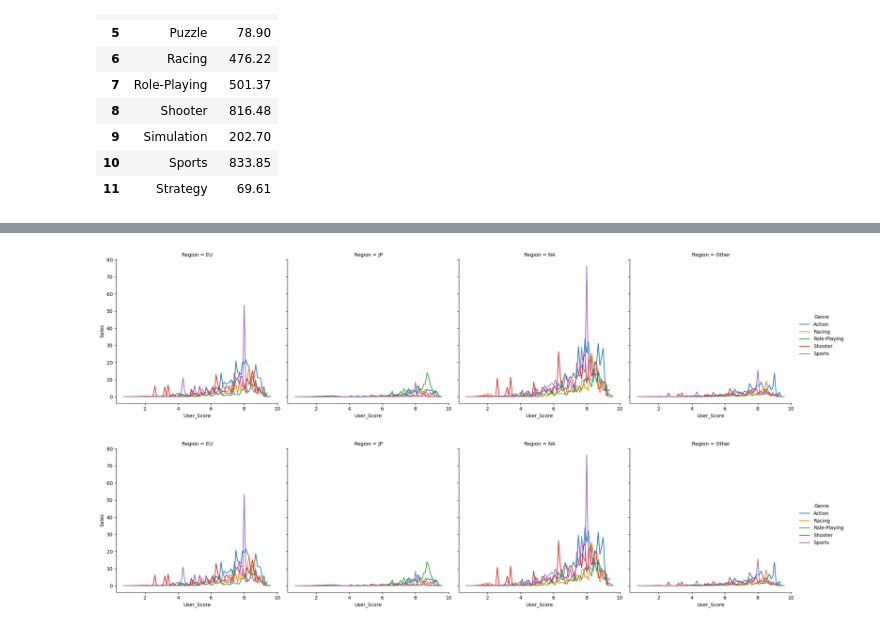
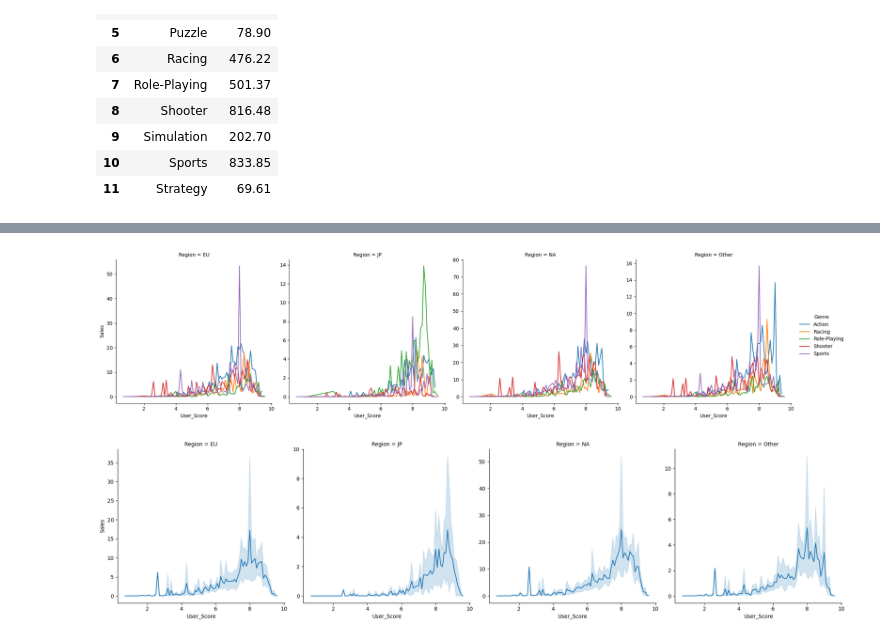
Before and after one commit to YanaStefanovich/EDA-Video-Game-Sales, a Jupyter notebook: Games.ipynb, the cells around one changed output, grey strips where cells are left out. Saved outputs shown, nothing was run; the diff lists cells and outputs as text; code cells hidden in the pictures.

```diff
--- a/Games.ipynb
+++ b/Games.ipynb
@@ -443,12 +425,11 @@ user = user.melt( id_vars = ['User_Score','Genre'],var_name = 'Region', value_na
 # %%
 user = user[user['Genre'].isin(top_genre)]
+critic = critic[critic['Sales'] > 0]
 user_score = user.groupby(['Region','Genre','User_Score'])[['Sales']].sum().reset_index()
-
-us = sns.relplot(data = user_score, x = 'User_Score', y = 'Sales',hue  ='Genre', col = 'Region', kind = 'line')
-user_score['User_Score'] = pd.to_numeric(user_score['User_Score'], errors='coerce')
-user_score = sns.relplot(data = user_score, x = 'User_Score', y = 'Sales',hue  ='Genre', col = 'Region', kind = 'line')
+user_score_1 = sns.relplot(data = user_score, x = 'User_Score', y = 'Sales',hue  ='Genre', col = 'Region', kind = 'line', facet_kws={'sharey': False, 'sharex': True})
+user_score_2 = sns.relplot(data = user_score, x = 'User_Score', y = 'Sales', col = 'Region', kind = 'line', facet_kws={'sharey': False, 'sharex': True})
 # %% [output]
-[figure, old version]
+[figure, new version]
-[figure, old version]
+[figure, new version]
 # %%
 critic_sales = df[['Year', 'Global', 'Name', 'Critic_Score']]
```
Also changed, not shown: parts of 15 cells of this notebook.
